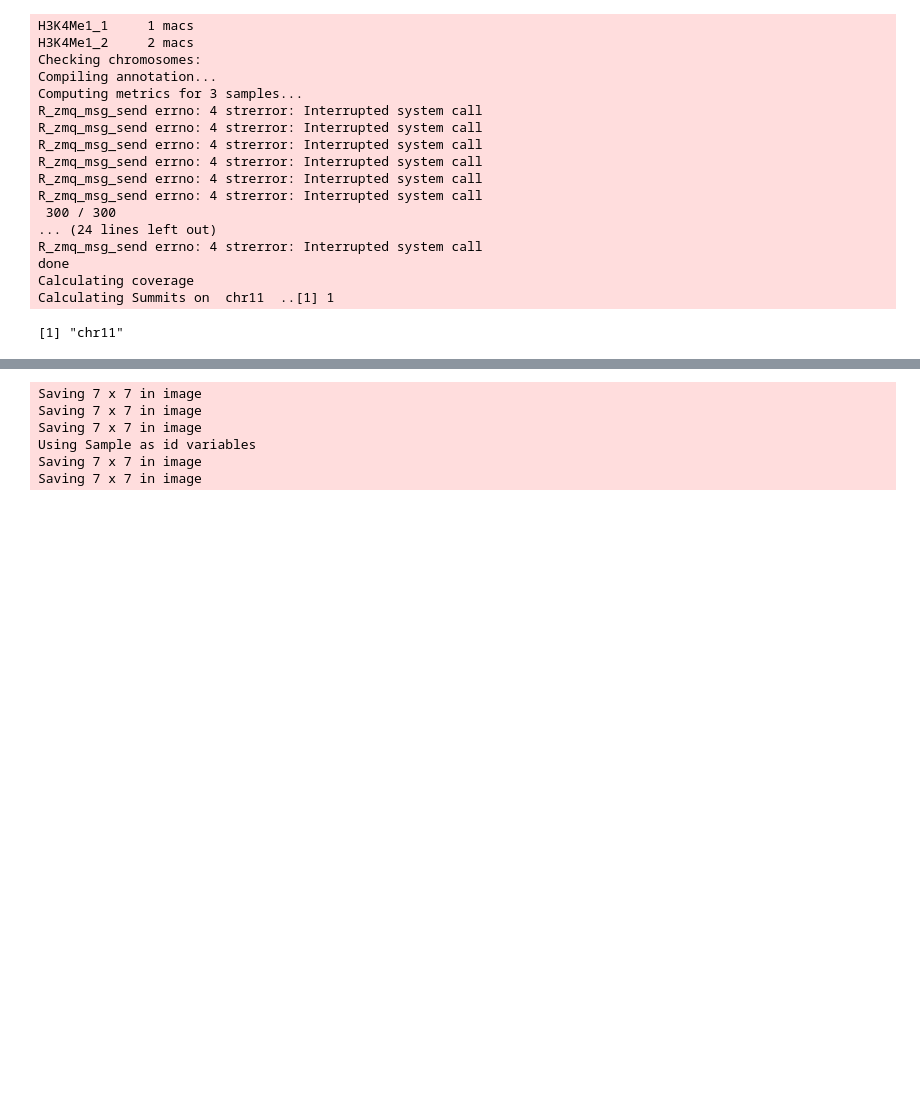
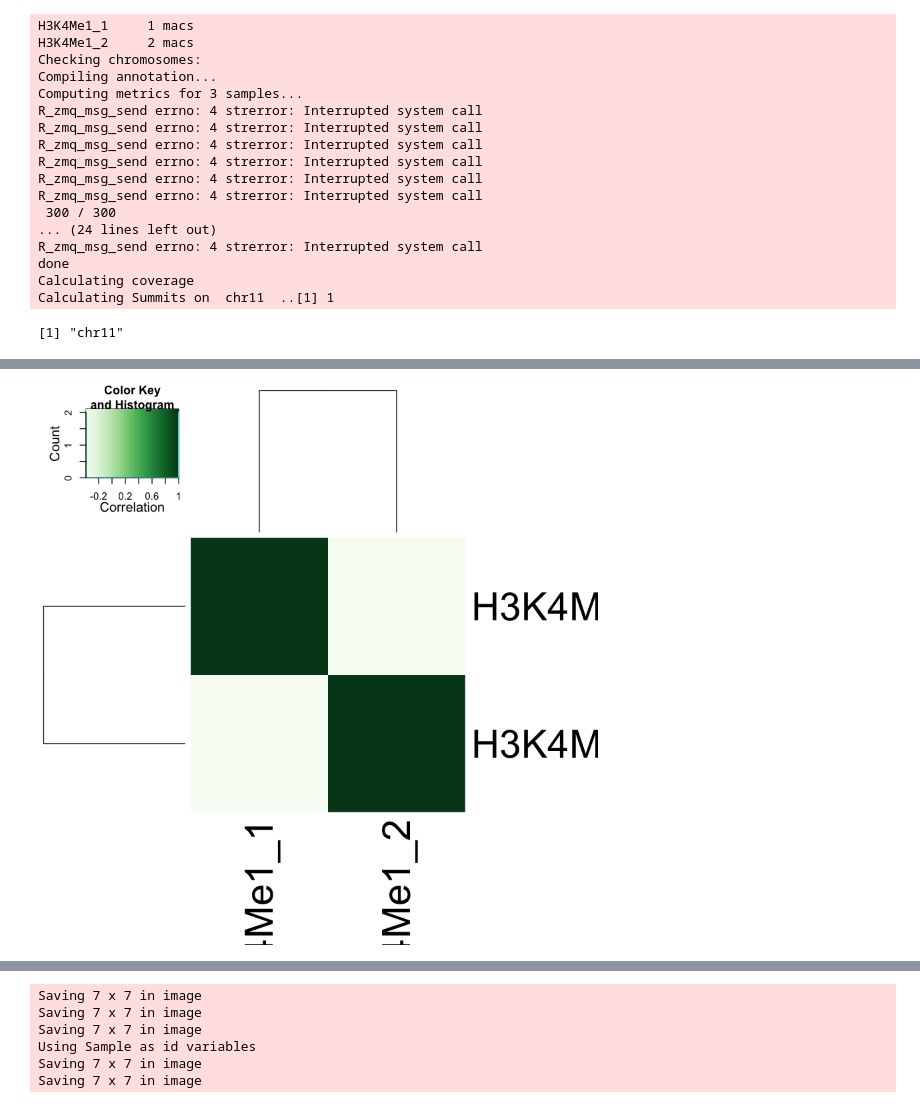
Before and after one commit to ShaunFChen/Applied-Bioinformatics-HW, a Jupyter notebook: Unit2-module2-ChIPseq/4.3_Homework_R.ipynb, the cells around one changed output, grey strips where cells are left out. Cells and saved outputs as stored; diff of their text form; code cells hidden in the pictures; blank space fills up the shorter version.

```diff
--- a/Unit2-module2-ChIPseq/4.3_Homework_R.ipynb
+++ b/Unit2-module2-ChIPseq/4.3_Homework_R.ipynb
@@ -37,0 +60,4 @@ Calculating Summits on  chr11  ..[1] 1
+# %%
+plotCorHeatmap(chipObj, attributes = "Condition:Replicate", lineBy = "Replicate")
+# %% [output]
+[figure, added]
```
Also changed, not shown: parts of 11 cells of this notebook.
